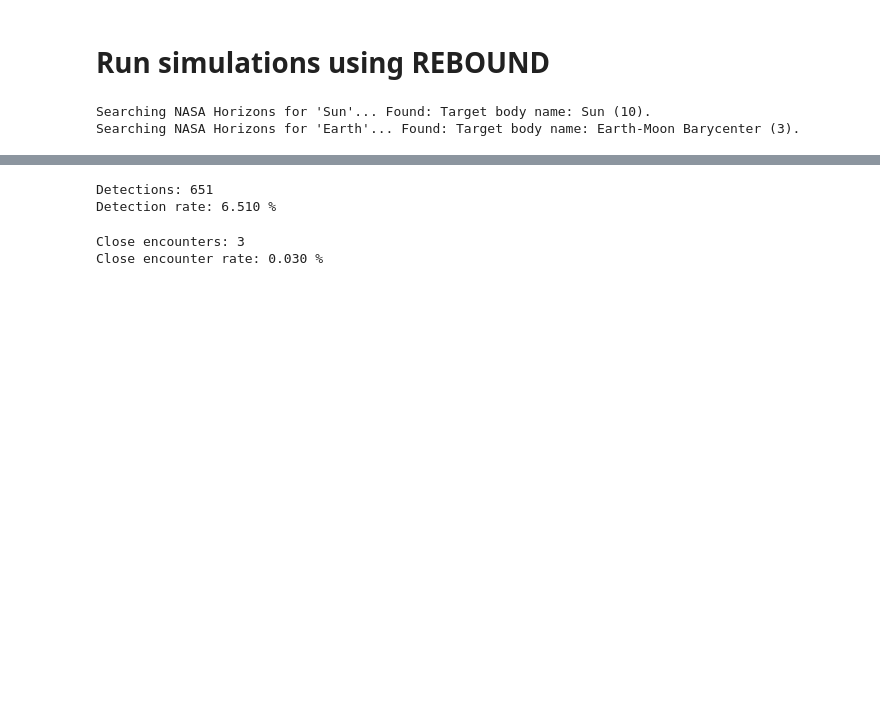
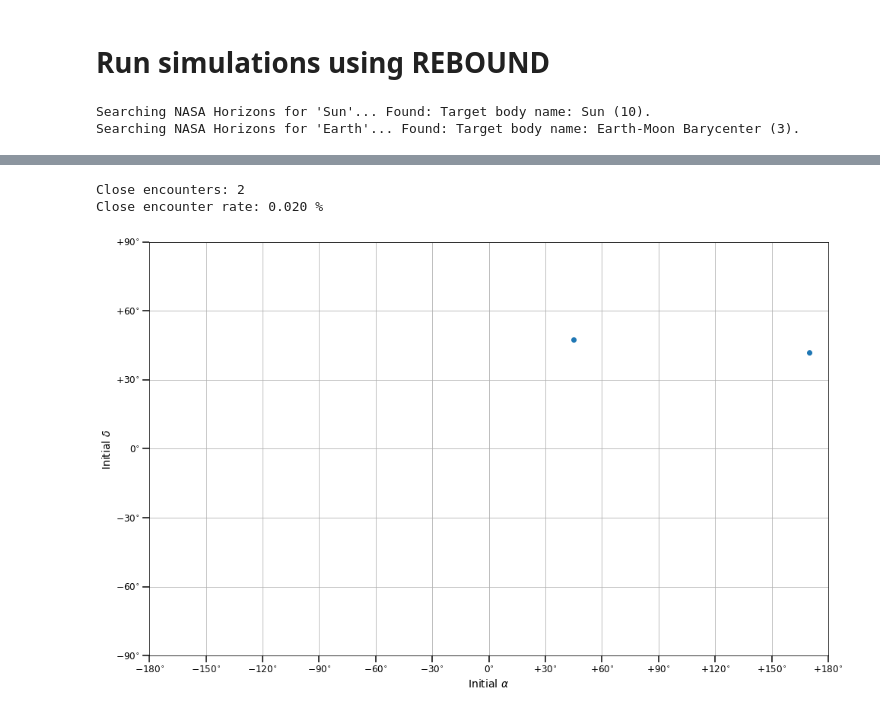
Before and after one commit to djhoover717/ISOAnalysis, a Jupyter notebook: iso_analysis_v3.ipynb, the cells around one changed output, grey strips where cells are left out. Drawn from its saved outputs; the diff is of its cells as text; code cells hidden in the pictures; blank space fills up the shorter version.

```diff
--- a/iso_analysis_v3.ipynb
+++ b/iso_analysis_v3.ipynb
@@ -293,14 +307,27 @@ plot_hist(min_dist, c='firebrick', \
-# %%
-detectable = min_mag <= 24
-print('Detections: %d' %len(detectable[detectable==True]))
-print('Detection rate: %.3f %%' %(len(detectable[detectable==True])/NSAMPLES*100))
-# %% [output]
-Detections: 651
-Detection rate: 6.510 %
-# %%
-close_encounters = min_dist <= 0.1
-print('Close encounters: %d' %len(close_encounters[close_encounters==True]))
-print('Close encounter rate: %.3f %%' %(len(close_encounters[close_encounters==True])/NSAMPLES*100))
-# %% [output]
-Close encounters: 3
-Close encounter rate: 0.030 %
+# %%
+close_encounters = min_dist <= 0.1
+print('Close encounters: %d' %len(close_encounters[close_encounters==True]))
+print('Close encounter rate: %.3f %%' %(len(close_encounters[close_encounters==True])/NSAMPLES*100))
+# %% [output]
+Close encounters: 2
+Close encounter rate: 0.020 %
+# %%
+close_encounter_pos = orbits['pos'][close_encounters]
+
+plt.figure(figsize=(16, 10))
+plt.scatter(close_encounter_pos[:, 0, 0], close_encounter_pos[:, 0, 1])
+
+plt.xlabel(r'Initial $\alpha$')
+plt.xticks([-pi, -5*pi/6, -2*pi/3, -pi/2, -pi/3, -pi/6, 0, pi/6, pi/3, pi/2, 2*pi/3, 5*pi/6, pi], [r'$-180^{\circ}$', \
+        r'$-150^{\circ}$', r'$-120^{\circ}$', r'$-90^{\circ}$', r'$-60^{\circ}$', r'$-30^{\circ}$', r'$0^{\circ}$', \
+        r'$+30^{\circ}$', r'$+60^{\circ}$', r'$+90^{\circ}$', r'$+120^{\circ}$', r'$+150^{\circ}$', r'$+180^{\circ}$'], \
+          fontsize=12)
+
+plt.ylabel(r'Initial $\delta$')
+plt.yticks([-pi/2, -pi/3, -pi/6, 0, pi/6, pi/3, pi/2], [r'$-90^{\circ}$', r'$-60^{\circ}$', r'$-30^{\circ}$', \
+        r'$0^{\circ}$', r'$+30^{\circ}$', r'$+60^{\circ}$', r'$+90^{\circ}$'], fontsize=12)
+plt.grid(True)
+
+plt.show()
+# %% [output]
+[figure, added]
```
Also changed, not shown: parts of 12 cells of this notebook.
